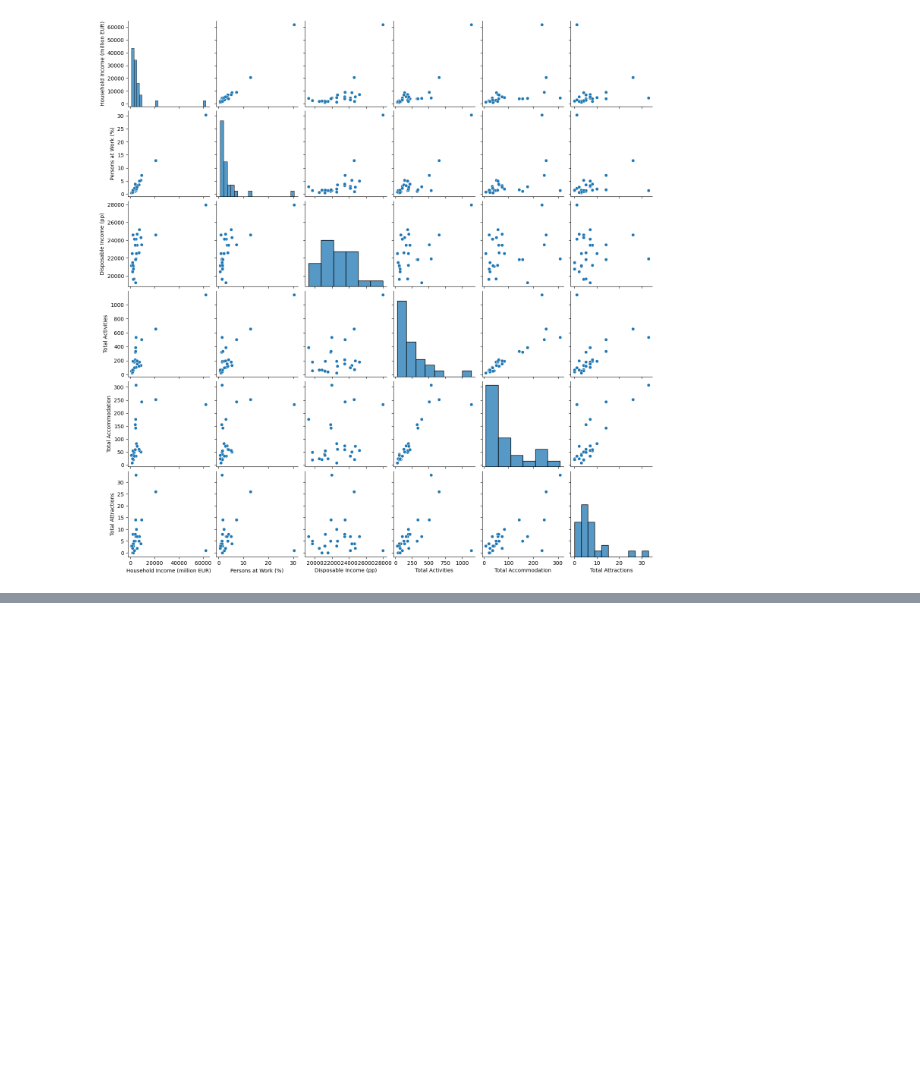
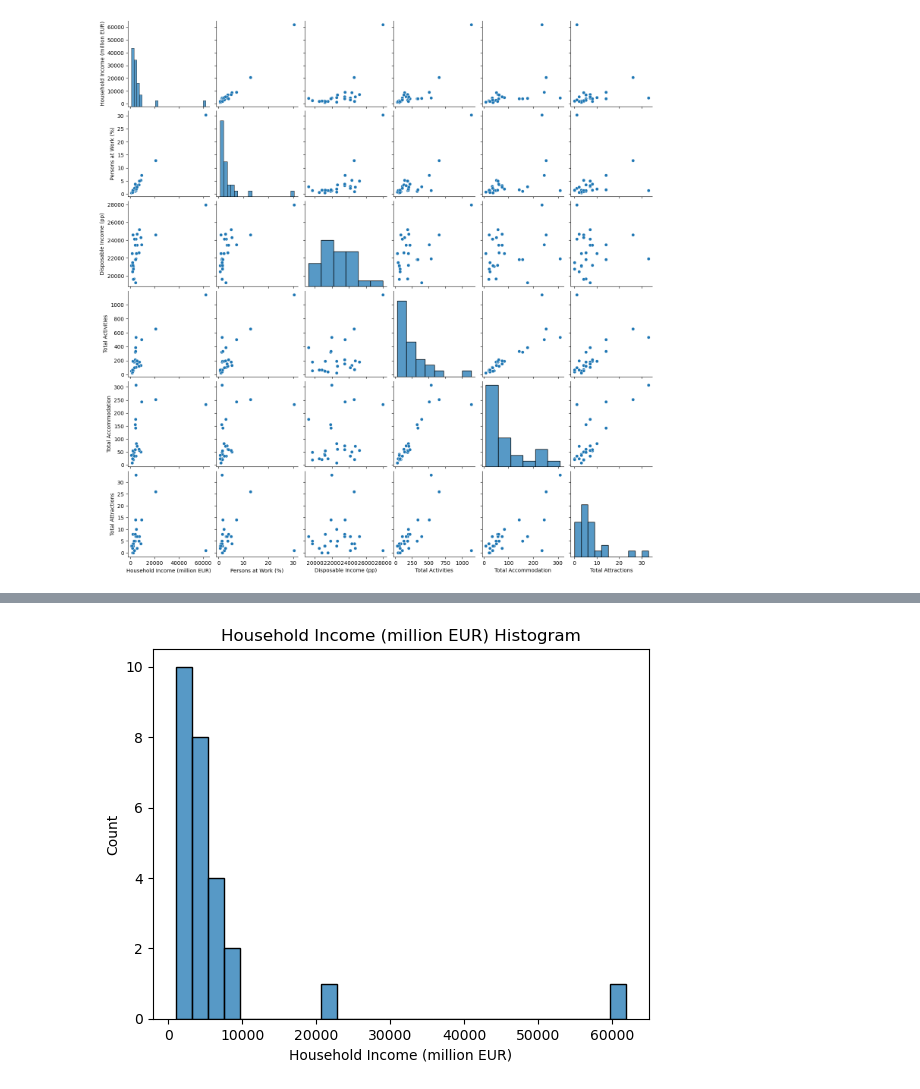
Before and after one commit to sbs22014/CA1_TourismIreland_MscDA, a Jupyter notebook: Data Clean and Merge for Project - 1.ipynb, the cells around one changed output, grey strips where cells are left out. Cells and saved outputs as stored; diff of their text form; code cells hidden in the pictures; blank space fills up the shorter version.

```diff
--- a/Data Clean and Merge for Project - 1.ipynb
+++ b/Data Clean and Merge for Project - 1.ipynb
@@ -700,0 +869,8 @@ sns.pairplot(df)
+# %%
+# Plotting histograms to see distributions
+
+sns.histplot(data=df, x="Household Income (million EUR)")
+plt.title('Household Income (million EUR) Histogram')
+plt.show();
+# %% [output]
+[figure, added]
```
Also changed, not shown: parts of 38 cells of this notebook, 1 other file.
